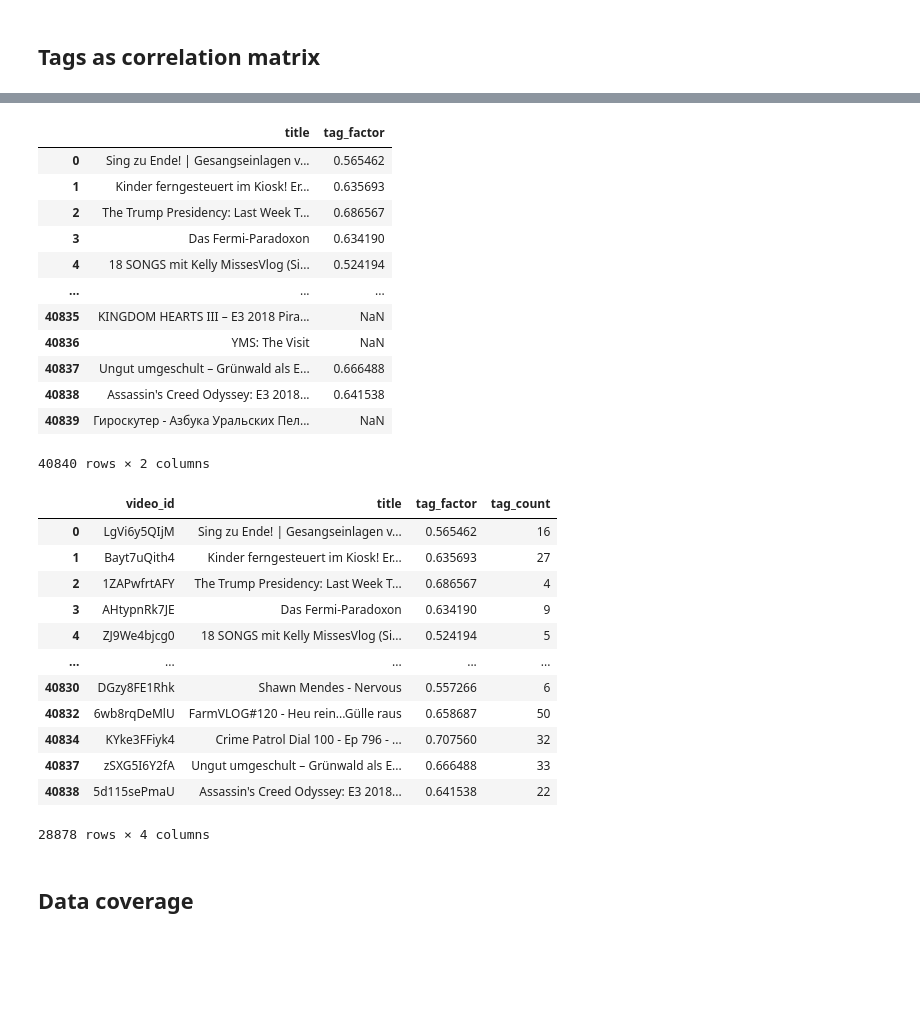
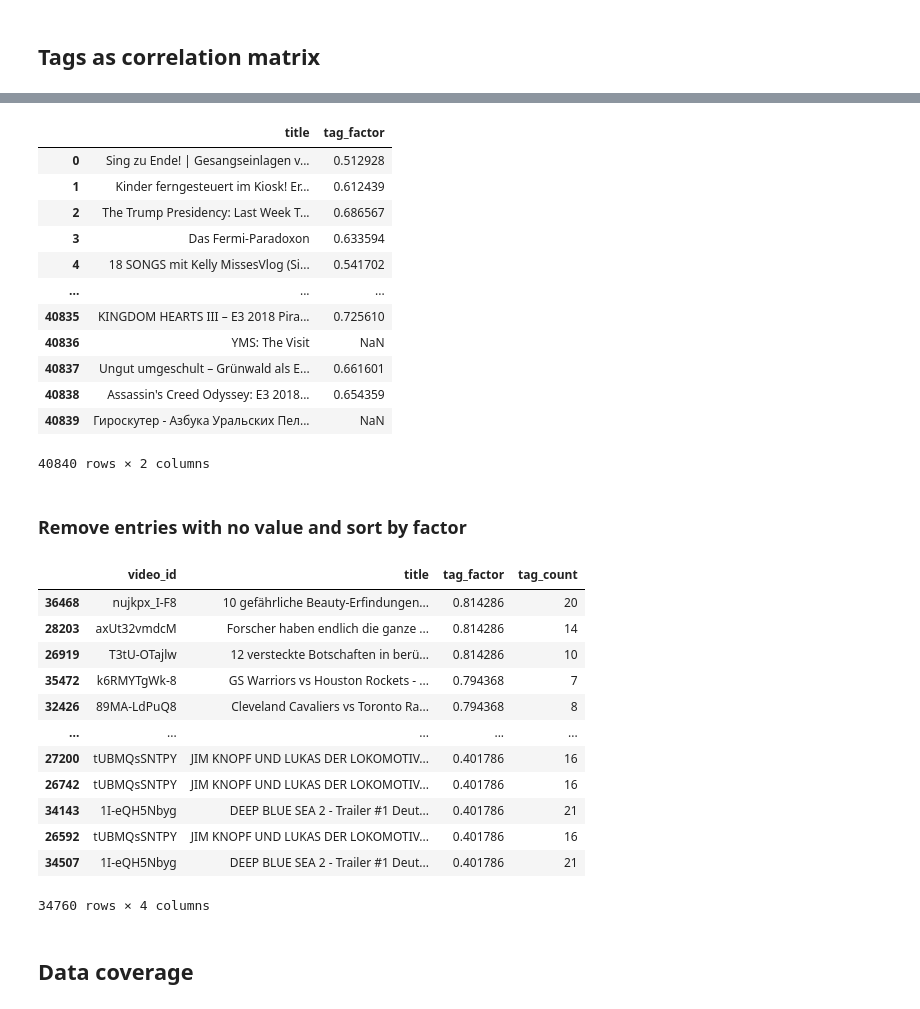
Before and after one commit to StephanHagge/data-mining, a Jupyter notebook: notebooks/tags.ipynb, the cells around one changed output, grey strips where cells are left out. Cells and saved outputs as stored; diff of their text form; code cells hidden in the pictures; blank space fills up the shorter version.

```diff
--- a/notebooks/tags.ipynb
+++ b/notebooks/tags.ipynb
@@ -222,3 +195,0 @@ df_t
-# %%
-tag_factors = df_t.mean(axis = 0)
-tag_factors.name = 'factors'
@@ -243,6 +195,0 @@ tag_metrics.sort_values(by='tag_weight', ascending=False)
-# %%
-def mapTypes(values):
-    v = map(tag_factors.get, values)
-    return [x if x is not None else np.nan for x in v]
-
-df['mapped_tags'] = df['parsed_tags'].apply(mapTypes)
@@ -248,0 +237,15 @@ df['mapped_tags'] = df['parsed_tags'].apply(mapTypes)
+# %%
+if limit_method == 'count':
+    tag_factors = tag_data.head(max_tag_count)
+elif limit_method == 'percent':
+    tag_factors = tag_data.head(int(len(tag_data)*max_tag_percent))
+else:
+    tag_factors = tag_data.copy()
+
+if filter_tags_by_usage:
+    tag_factors = tag_factors[tag_factors['count'] >= min_tag_usage]
+
+tag_factors['factor'] = tag_factors['sum'] / tag_factors['count']
+tag_factors['tag_weight'] = tag_factors['factor'] * tag_factors['count']
+tag_factors = tag_factors.sort_values(by='factor', ascending=False)
+tag_factors
@@ -249,45 +268,47 @@ df['mapped_tags'] = df['parsed_tags'].apply(mapTypes)
 # %%
-def filterNanValues(x):
-    filtered = [n for n in x if not np.isnan(n)]
-    if len(filtered) == 0:
-        return np.nan
-    else:
-        return np.mean(filtered)
+def calculate_tag_factor(data):
+    tag_list = list()
+    for t in data:
+        factor = tag_factors['factor'].get(t, None)
+        if factor is not None :
+            tag_list.append(factor)
+    return np.nan if len(tag_list) == 0 else np.mean(tag_list)
+df['tag_factor'] = df['parsed_tags'].apply(calculate_tag_factor)
 
-df['tag_factor'] = df['mapped_tags'].apply(filterNanValues)
 df[['title','tag_factor']]
 # %% [output]
 |  | title | tag_factor |
-| 0 | Sing zu Ende! | Gesangseinlagen v... | 0.565462 |
-| 1 | Kinder ferngesteuert im Kiosk! Er... | 0.635693 |
+| 0 | Sing zu Ende! | Gesangseinlagen v... | 0.512928 |
+| 1 | Kinder ferngesteuert im Kiosk! Er... | 0.612439 |
 | 2 | The Trump Presidency: Last Week T... | 0.686567 |
-| 3 | Das Fermi-Paradoxon | 0.634190 |
-| 4 | 18 SONGS mit Kelly MissesVlog (Si... | 0.524194 |
+| 3 | Das Fermi-Paradoxon | 0.633594 |
+| 4 | 18 SONGS mit Kelly MissesVlog (Si... | 0.541702 |
 | ... | ... | ... |
-| 40835 | KINGDOM HEARTS III – E3 2018 Pira... | NaN |
+| 40835 | KINGDOM HEARTS III – E3 2018 Pira... | 0.725610 |
 | 40836 | YMS: The Visit | NaN |
-| 40837 | Ungut umgeschult – Grünwald als E... | 0.666488 |
-| 40838 | Assassin's Creed Odyssey: E3 2018... | 0.641538 |
+| 40837 | Ungut umgeschult – Grünwald als E... | 0.661601 |
+| 40838 | Assassin's Creed Odyssey: E3 2018... | 0.654359 |
 | 40839 | Гироскутер - Азбука Уральских Пел... | NaN |
 40840 rows × 2 columns
+# %% [markdown]
+### Remove entries with no value and sort by factor
 # %%
 target_videos = df[df['tag_factor'].notna()]
-target_videos[['video_id','title','tag_factor', 'tag_count']].sort_values(by=['tag_factor'], ascending=False).head(20)
-#sorted_tags_df = tags_df.sort_values(by=['tag_factor'], ascending=False)
+target_videos[['video_id','title','tag_factor', 'tag_count']].sort_values(by=['tag_factor'], ascending=False)
 # %% [output]
 |  | video_id | title | tag_factor | tag_count |
-| 0 | LgVi6y5QIjM | Sing zu Ende! | Gesangseinlagen v... | 0.565462 | 16 |
-| 1 | Bayt7uQith4 | Kinder ferngesteuert im Kiosk! Er... | 0.635693 | 27 |
-| 2 | 1ZAPwfrtAFY | The Trump Presidency: Last Week T... | 0.686567 | 4 |
-| 3 | AHtypnRk7JE | Das Fermi-Paradoxon | 0.634190 | 9 |
-| 4 | ZJ9We4bjcg0 | 18 SONGS mit Kelly MissesVlog (Si... | 0.524194 | 5 |
+| 36468 | nujkpx_I-F8 | 10 gefährliche Beauty-Erfindungen... | 0.814286 | 20 |
+| 28203 | axUt32vmdcM | Forscher haben endlich die ganze ... | 0.814286 | 14 |
+| 26919 | T3tU-OTajlw | 12 versteckte Botschaften in berü... | 0.814286 | 10 |
+| 35472 | k6RMYTgWk-8 | GS Warriors vs Houston Rockets - ... | 0.794368 | 7 |
+| 32426 | 89MA-LdPuQ8 | Cleveland Cavaliers vs Toronto Ra... | 0.794368 | 8 |
 | ... | ... | ... | ... | ... |
-| 40830 | DGzy8FE1Rhk | Shawn Mendes - Nervous | 0.557266 | 6 |
-| 40832 | 6wb8rqDeMlU | FarmVLOG#120 - Heu rein...Gülle raus | 0.658687 | 50 |
-| 40834 | KYke3FFiyk4 | Crime Patrol Dial 100 - Ep 796 - ... | 0.707560 | 32 |
-| 40837 | zSXG5I6Y2fA | Ungut umgeschult – Grünwald als E... | 0.666488 | 33 |
-| 40838 | 5d115sePmaU | Assassin's Creed Odyssey: E3 2018... | 0.641538 | 22 |
+| 27200 | tUBMQsSNTPY | JIM KNOPF UND LUKAS DER LOKOMOTIV... | 0.401786 | 16 |
+| 26742 | tUBMQsSNTPY | JIM KNOPF UND LUKAS DER LOKOMOTIV... | 0.401786 | 16 |
+| 34143 | 1I-eQH5Nbyg | DEEP BLUE SEA 2 - Trailer #1 Deut... | 0.401786 | 21 |
+| 26592 | tUBMQsSNTPY | JIM KNOPF UND LUKAS DER LOKOMOTIV... | 0.401786 | 16 |
+| 34507 | 1I-eQH5Nbyg | DEEP BLUE SEA 2 - Trailer #1 Deut... | 0.401786 | 21 |
-28878 rows × 4 columns
+34760 rows × 4 columns
 # %% [markdown]
 ## Data coverage
 # %%
```
Also changed, not shown: parts of 19 cells of this notebook, 1 other file.
